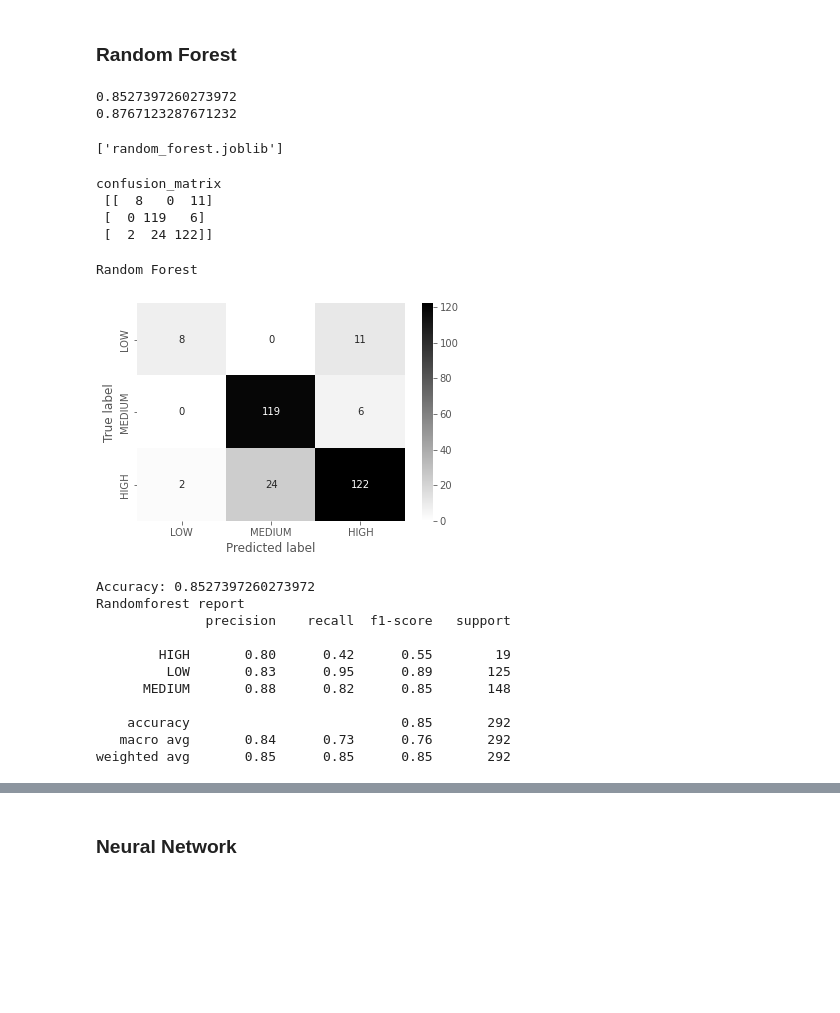
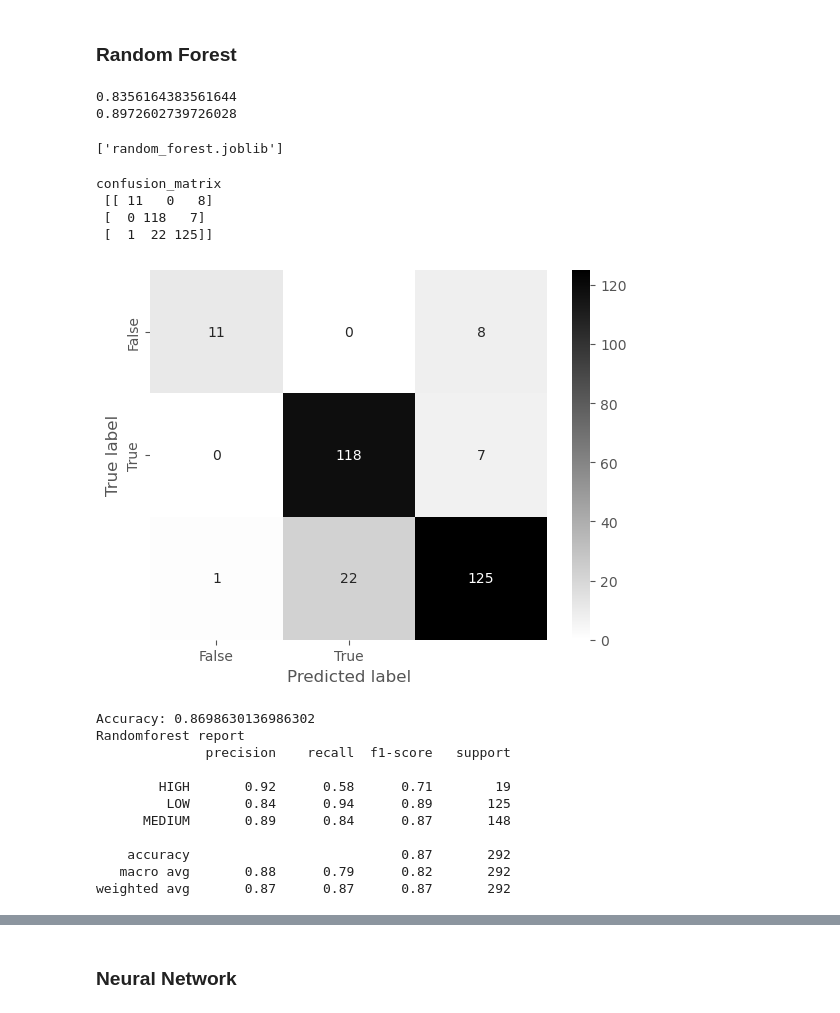
Before and after one commit to whyicn/MachineLearning, a Jupyter notebook: project.ipynb, the cells around one changed output, grey strips where cells are left out. Saved outputs shown, nothing was run; the diff lists cells and outputs as text; code cells hidden in the pictures; blank space fills up the shorter version.

```diff
--- a/project.ipynb
+++ b/project.ipynb
@@ -290,13 +239,13 @@ for column in ['LotFrontage', 'MasVnrArea', 'GarageYrBlt']:
 # %%
-housePrice['LotFrontage'].replace('NA', -1, inplace=True)
+housePrice['LotFrontage'].replace('NA', 0, inplace=True)
 housePrice['LotFrontage'] = housePrice['LotFrontage'].astype(float)
 housePrice['LotFrontage'].replace(0, housePrice['LotFrontage'].mean(), inplace=True)
 
-housePrice['MasVnrArea'].replace('NA', -1, inplace=True)
+housePrice['MasVnrArea'].replace('NA', 0, inplace=True)
 housePrice['MasVnrArea'] = housePrice['MasVnrArea'].astype(float)
 housePrice['MasVnrArea'].replace(0, housePrice['MasVnrArea'].mean(), inplace=True)
 
-housePrice['GarageYrBlt'].replace('NA', -1, inplace=True)
+housePrice['GarageYrBlt'].replace('NA', 0, inplace=True)
 housePrice['GarageYrBlt'] = housePrice['GarageYrBlt'].astype(float)
 housePrice['GarageYrBlt'].replace(0, housePrice['GarageYrBlt'].mean(), inplace=True)
 
@@ -476,6 +422,7 @@ def make_confusion_matrix(cf, categories='auto', cbar=True, cmap='Blues', title=
     if title:
         plt.title(title)
 # %%
+X = housePrice.drop('PriceLabel', axis=1)
 from sklearn.model_selection import KFold
 from sklearn.ensemble import RandomForestClassifier
 from sklearn.metrics import accuracy_score
@@ -490,16 +437,14 @@ ohe = OneHotEncoder()
 X_encoded = ohe.fit_transform(X)
 X = X_encoded
 
+
 kf = KFold(n_splits=5)
 # the n_estimators parameter specifies the number of decision trees in the random forest
 rfc = RandomForestClassifier(n_estimators=30)
 best_score = 0
-
-
 for train_index, test_index in kf.split(X):
-    y_train, y_test = y.iloc[train_index], y.iloc[test_index]
     X_train, X_test = X[train_index], X[test_index]
-
+    y_train, y_test = y[train_index], y[test_index]
     rfc.fit(X_train, y_train)
     y_pred = rfc.predict(X_test)
     score=accuracy_score(y_test, y_pred)
@@ -510,8 +455,8 @@ for train_index, test_index in kf.split(X):
 
 dump(best_model, 'random_forest.joblib')
 # %% [output]
-0.8527397260273972
-0.8767123287671232
+0.8356164383561644
+0.8972602739726028
 ['random_forest.joblib']
 # %%
 from sklearn.metrics import confusion_matrix
@@ -523,37 +468,33 @@ model = joblib.load('random_forest.joblib')
 # Predict the test data
 y_pred = model.predict(X_test)
 
-models.append(("Random Forest", model, model.predict_proba(X_test), y_test, y_pred))
-
 # Generate the confusion matrix
 cm = confusion_matrix(y_test, y_pred)
 print('confusion_matrix\n',cm)
 # %% [output]
 confusion_matrix
- [[  8   0  11]
- [  0 119   6]
- [  2  24 122]]
+ [[ 11   0   8]
+ [  0 118   7]
+ [  1  22 125]]
 # %%
-categories = ['LOW', 'MEDIUM', 'HIGH']
-print("Random Forest")
+categories = ['False', 'True']
 make_confusion_matrix(confusion_matrix(y_test, y_pred), categories=categories, cmap='binary')
 # %% [output]
-Random Forest
-[figure, old version]
+[figure, new version]
 # %%
 #print('Accuracy:', accuracy_score(y_test, y_pred))
 print("Accuracy:",metrics.accuracy_score(y_test, y_pred))
 print('Randomforest report')
 print(classification_report(y_test, y_pred))
 # %% [output]
-Accuracy: 0.8527397260273972
+Accuracy: 0.8698630136986302
 Randomforest report
               precision    recall  f1-score   support
 
-        HIGH       0.80      0.42      0.55        19
-         LOW       0.83      0.95      0.89       125
-      MEDIUM       0.88      0.82      0.85       148
+        HIGH       0.92      0.58      0.71        19
+         LOW       0.84      0.94      0.89       125
+      MEDIUM       0.89      0.84      0.87       148
 
-    accuracy                           0.85       292
-   macro avg       0.84      0.73      0.76       292
-weighted avg       0.85      0.85      0.85       292
+    accuracy                           0.87       292
+   macro avg       0.88      0.79      0.82       292
+weighted avg       0.87      0.87      0.87       292
```
Also changed, not shown: parts of 115 cells of this notebook.
